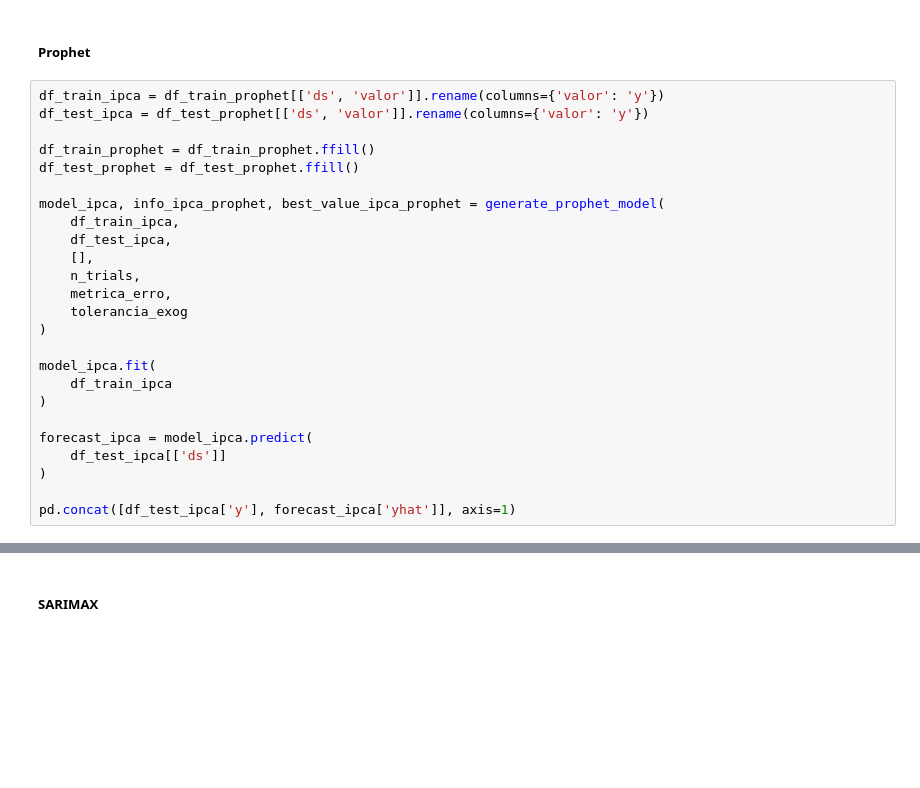
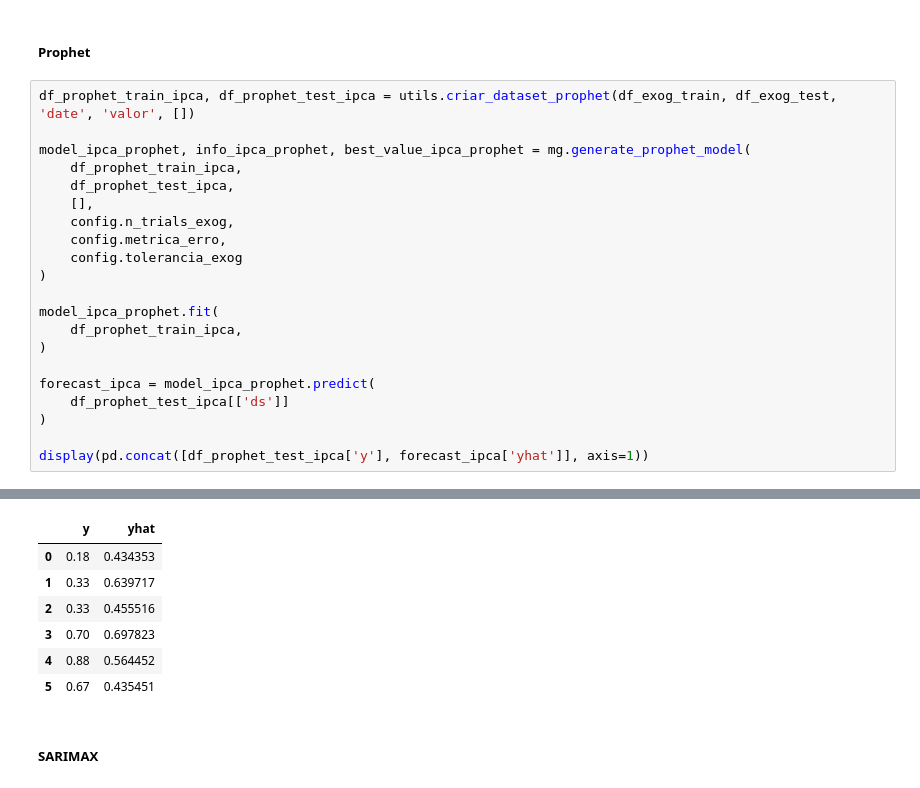
Before and after one commit to vitorrdrgs/trabalho_icd, a Jupyter notebook: models.ipynb, the cells around one changed output, grey strips where cells are left out. Cells and saved outputs as stored; diff of their text form; blank space fills up the shorter version.

```diff
--- a/models.ipynb
+++ b/models.ipynb
@@ -144,27 +192,24 @@ display(pd.concat([forecasts_ex_sarimax, test_ex['exchange_rate']], axis=1))
 # %% [markdown]
 ##### Prophet
 # %%
-df_train_ipca = df_train_prophet[['ds', 'valor']].rename(columns={'valor': 'y'})
-df_test_ipca = df_test_prophet[['ds', 'valor']].rename(columns={'valor': 'y'})
+df_prophet_train_ipca, df_prophet_test_ipca = utils.criar_dataset_prophet(df_exog_train, df_exog_test, 'date', 'valor', [])
 
-df_train_prophet = df_train_prophet.ffill()
-df_test_prophet = df_test_prophet.ffill()
-
-model_ipca, info_ipca_prophet, best_value_ipca_prophet = generate_prophet_model(
-    df_train_ipca,
-    df_test_ipca,
+model_ipca_prophet, info_ipca_prophet, best_value_ipca_prophet = mg.generate_prophet_model(
+    df_prophet_train_ipca,
+    df_prophet_test_ipca,
     [],
-    n_trials,
-    metrica_erro,
-    tolerancia_exog
+    config.n_trials_exog,
+    config.metrica_erro,
+    config.tolerancia_exog
 )
 
-model_ipca.fit(
-    df_train_ipca
+model_ipca_prophet.fit(
+    df_prophet_train_ipca,
 )
 
-forecast_ipca = model_ipca.predict(
-    df_test_ipca[['ds']]
+forecast_ipca = model_ipca_prophet.predict(
+    df_prophet_test_ipca[['ds']]
 )
 
-pd.concat([df_test_ipca['y'], forecast_ipca['yhat']], axis=1)
+display(pd.concat([df_prophet_test_ipca['y'], forecast_ipca['yhat']], axis=1))
+# %% [output]
@@ -171,3 +233,10 @@ pd.concat([df_test_ipca['y'], forecast_ipca['yhat']], axis=1)
+|  | y | yhat |
+| 0 | 0.18 | 0.434353 |
+| 1 | 0.33 | 0.639717 |
+| 2 | 0.33 | 0.455516 |
+| 3 | 0.70 | 0.697823 |
+| 4 | 0.88 | 0.564452 |
+| 5 | 0.67 | 0.435451 |
 # %% [markdown]
 ##### SARIMAX
 # %%
```
Also changed, not shown: parts of 26 cells of this notebook, 3 other files.
